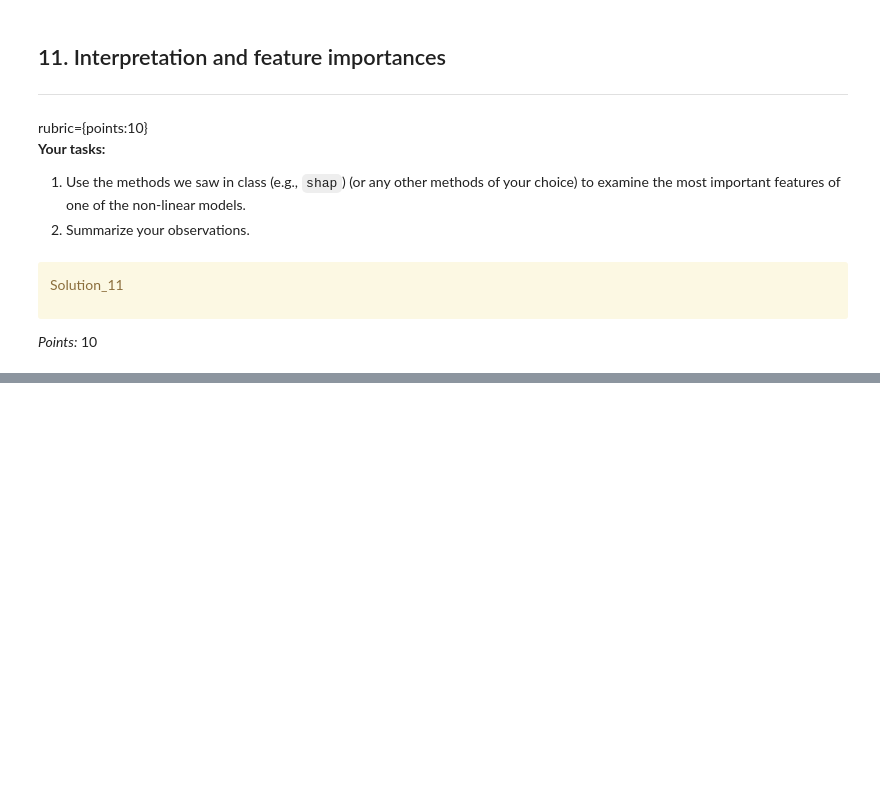
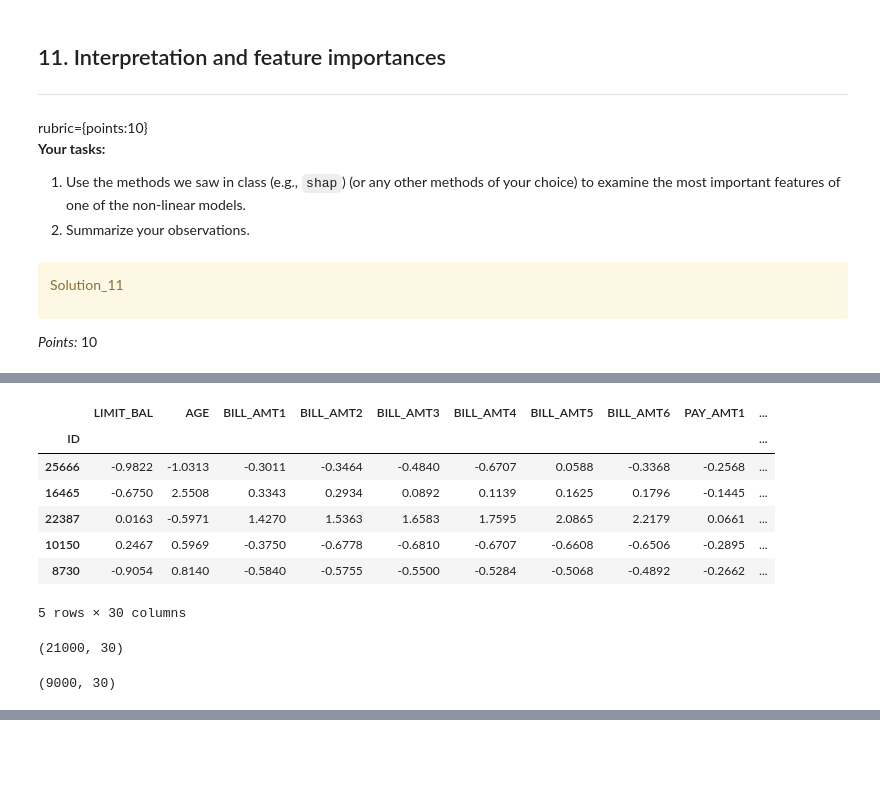
Before and after one commit to ritvikj7/Credit-Card-Default-Predictor, a Jupyter notebook: hw5.ipynb, the cells around one changed output, grey strips where cells are left out. Cells and saved outputs as stored; diff of their text form; code cells hidden in the pictures; blank space fills up the shorter version.

```diff
--- a/hw5.ipynb
+++ b/hw5.ipynb
@@ -943,0 +994,22 @@ _Type your answer here, replacing this text._
+# %%
+X_test_enc = pd.DataFrame(
+    data=preprocessor.transform(X_test),
+    columns=feature_names,
+    index=X_test.index,
+)
+X_test_enc.head()
+# %% [output]
+|  | LIMIT_BAL | AGE | BILL_AMT1 | BILL_AMT2 | BILL_AMT3 | BILL_AMT4 | BILL_AMT5 | BILL_AMT6 | PAY_AMT1 | ... |
+| ID |  |  |  |  |  |  |  |  |  | ... |
+| 25666 | -0.9822 | -1.0313 | -0.3011 | -0.3464 | -0.4840 | -0.6707 | 0.0588 | -0.3368 | -0.2568 | ... |
+| 16465 | -0.6750 | 2.5508 | 0.3343 | 0.2934 | 0.0892 | 0.1139 | 0.1625 | 0.1796 | -0.1445 | ... |
+| 22387 | 0.0163 | -0.5971 | 1.4270 | 1.5363 | 1.6583 | 1.7595 | 2.0865 | 2.2179 | 0.0661 | ... |
+| 10150 | 0.2467 | 0.5969 | -0.3750 | -0.6778 | -0.6810 | -0.6707 | -0.6608 | -0.6506 | -0.2895 | ... |
+| 8730 | -0.9054 | 0.8140 | -0.5840 | -0.5755 | -0.5500 | -0.5284 | -0.5068 | -0.4892 | -0.2662 | ... |
+5 rows × 30 columns
+# %%
+display(X_train_enc.shape)
+display(X_test_enc.shape)
+# %% [output]
+(21000, 30)
+(9000, 30)
```
Also changed, not shown: parts of 54 cells of this notebook.
